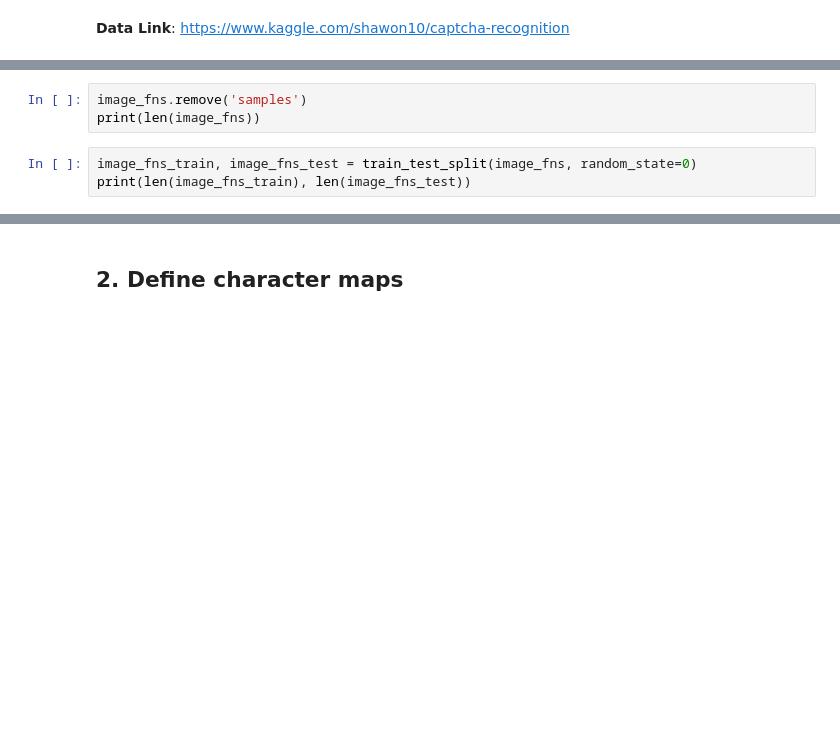
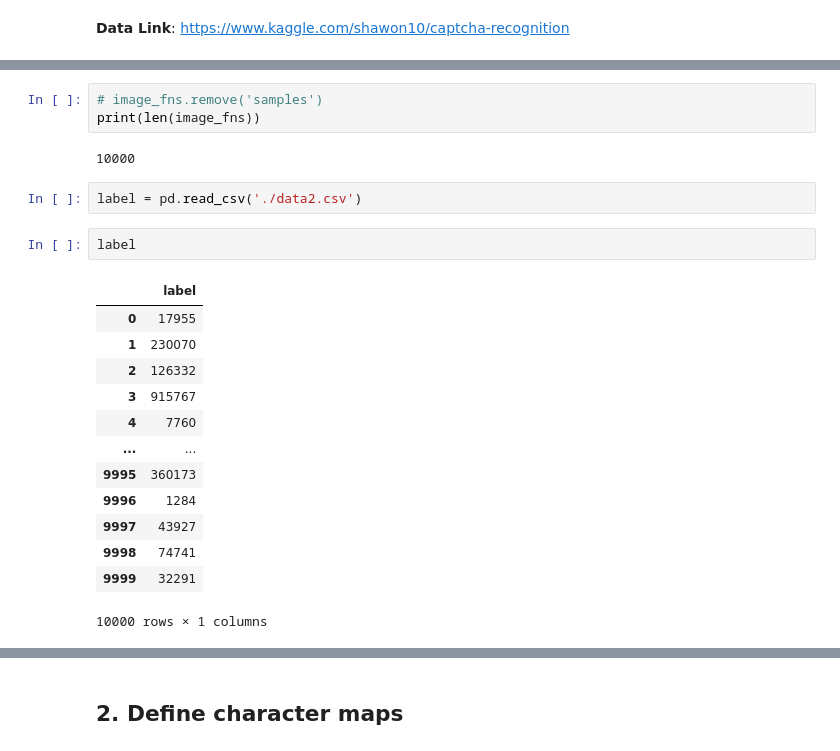
Before and after one commit to Fogrexon/GenshinDamageAnalyzer, a Jupyter notebook: testocr.ipynb, the cells around one changed output, grey strips where cells are left out. Drawn from its saved outputs; the diff is of its cells as text; blank space fills up the shorter version.

```diff
--- a/testocr.ipynb
+++ b/testocr.ipynb
@@ -50,6 +70,23 @@ for idx, image_fn in enumerate(image_fns):
 # %%
-image_fns.remove('samples')
+# image_fns.remove('samples')
 print(len(image_fns))
+# %% [output]
+10000
-# %%
-image_fns_train, image_fns_test = train_test_split(image_fns, random_state=0)
-print(len(image_fns_train), len(image_fns_test))
+# %%
+label = pd.read_csv('./data2.csv')
+# %%
+label
+# %% [output]
+|  | label |
+| 0 | 17955 |
+| 1 | 230070 |
+| 2 | 126332 |
+| 3 | 915767 |
+| 4 | 7760 |
+| ... | ... |
+| 9995 | 360173 |
+| 9996 | 1284 |
+| 9997 | 43927 |
+| 9998 | 74741 |
+| 9999 | 32291 |
+10000 rows × 1 columns
```
Also changed, not shown: parts of 31 cells of this notebook, 7 other files.
